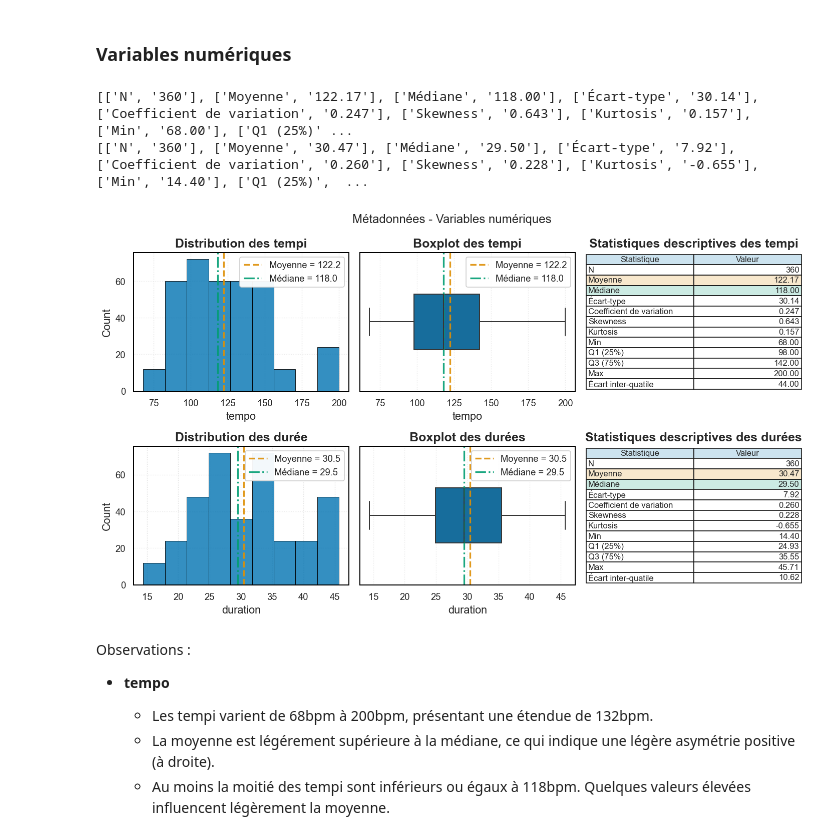
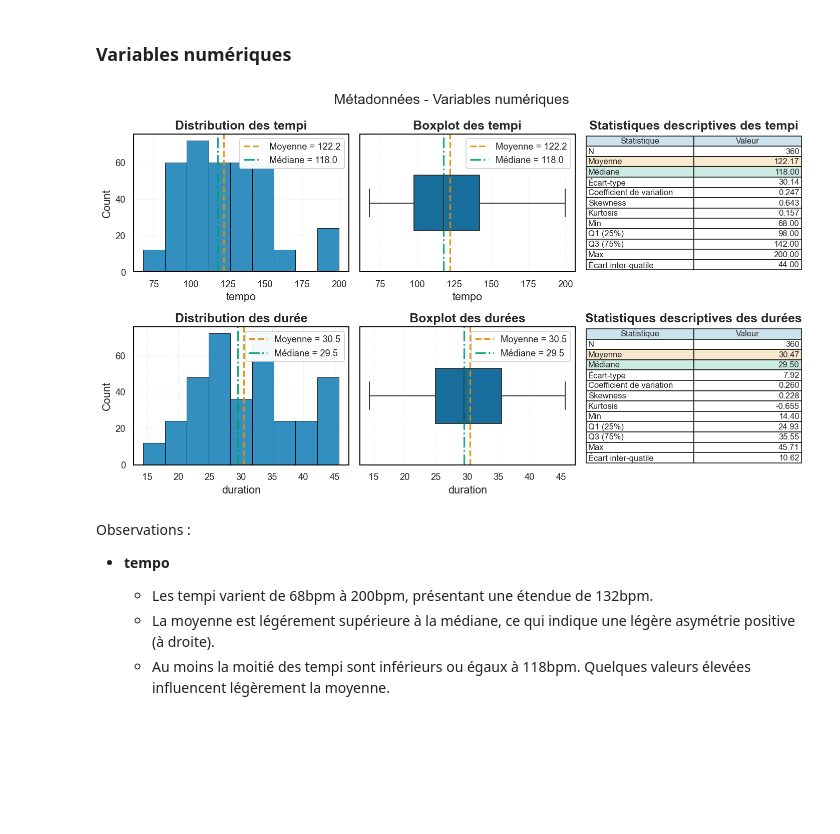
Before and after one commit to DamienDESSAUX-M2i/M2i_CDSD_Projet, a Jupyter notebook: app/notebooks/01_EDA_GuitarSet.ipynb, the cells around one changed output. Saved outputs shown, nothing was run; the diff lists cells and outputs as text; code cells hidden in the pictures; blank space fills up the shorter version.

```diff
--- a/app/notebooks/01_EDA_GuitarSet.ipynb
+++ b/app/notebooks/01_EDA_GuitarSet.ipynb
@@ -7,6 +7,13 @@ from typing import Callable
 
 APP_DIR = Path.cwd().parent
 sys.path.append(APP_DIR.as_posix())
+# %%
+# Chemins
+OUTPUT_DIR = APP_DIR / "output"
+FIGURES_DIR = OUTPUT_DIR / "figures"
+
+OUTPUT_DIR.mkdir(parents=True, exist_ok=True)
+FIGURES_DIR.mkdir(parents=True, exist_ok=True)
 # %%
 # Imports EDA
 import pandas as pd
@@ -422,7 +435,7 @@ def create_stats_panel(ax, df, column):
         ["Max", f"{values.max():.2f}"],
         ["Écart inter-quatile", f"{q3 - q1:.2f}"],
     ]
-    print(stats_data)
+
     table = ax.table(
         cellText=stats_data,
         colLabels=["Statistique", "Valeur"],
@@ -453,7 +466,7 @@ def create_stats_panel(ax, df, column):
 
 fig, axes = plt.subplots(2, 3, figsize=(12, 7))
 
-fig.suptitle("Métadonnées - Variables numériques")
+fig.suptitle("Métadonnées - Variables numériques", fontsize=17)
 
 # ===
 # Distribution des tempi
@@ -461,36 +474,35 @@ fig.suptitle("Métadonnées - Variables numériques")
 ax1 = axes[0, 0]
 create_histplot(ax=ax1, df=df_metadata, column="tempo")
 ax1.set_title("Distribution des tempi")
 
 ax2 = axes[0, 1]
 create_boxplot(ax2, df_metadata, "tempo")
 ax2.set_title("Boxplot des tempi")
 
 ax3 = axes[0, 2]
 create_stats_panel(ax3, df_metadata, "tempo")
 ax3.set_title("Statistiques descriptives des tempi")
 
 # ===
 # Distribution des durée
 # ===
 ax4 = axes[1, 0]
 create_histplot(ax=ax4, df=df_metadata, column="duration")
 ax4.set_title("Distribution des durée")
 
 ax5 = axes[1, 1]
 create_boxplot(ax5, df_metadata, "duration")
 ax5.set_title("Boxplot des durées")
 
 ax6 = axes[1, 2]
 create_stats_panel(ax6, df_metadata, "duration")
 ax6.set_title("Statistiques descriptives des durées")
 
 fig.tight_layout()
+plt.savefig((FIGURES_DIR / "metadata_numerical_variables_distributions.png").as_posix())
 plt.show()
 # %% [output]
-[['N', '360'], ['Moyenne', '122.17'], ['Médiane', '118.00'], ['Écart-type', '30.14'], ['Coefficient de variation', '0.247'], ['Skewness', '0.643'], ['Kurtosis', '0.157'], ['Min', '68.00'], ['Q1 (25%)' ...
-[['N', '360'], ['Moyenne', '30.47'], ['Médiane', '29.50'], ['Écart-type', '7.92'], ['Coefficient de variation', '0.260'], ['Skewness', '0.228'], ['Kurtosis', '-0.655'], ['Min', '14.40'], ['Q1 (25%)',  ...
-[figure, old version]
+[figure, new version]
 # %% [markdown]
 Observations :
 - **tempo**
```
Also changed, not shown: parts of 14 cells of this notebook, 7 other files.
